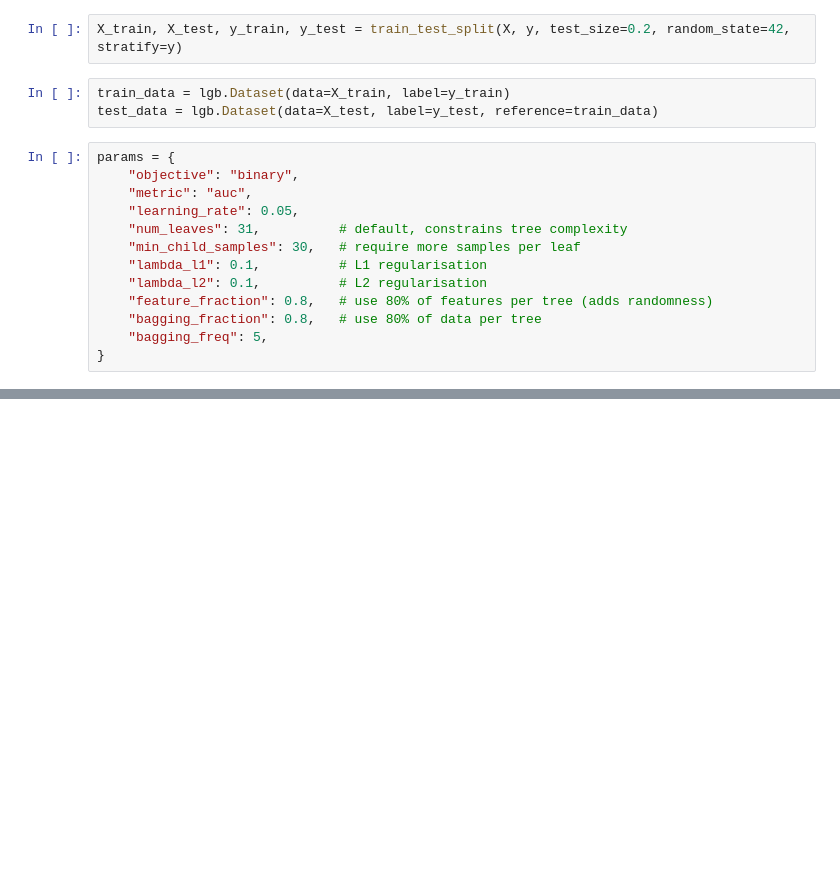
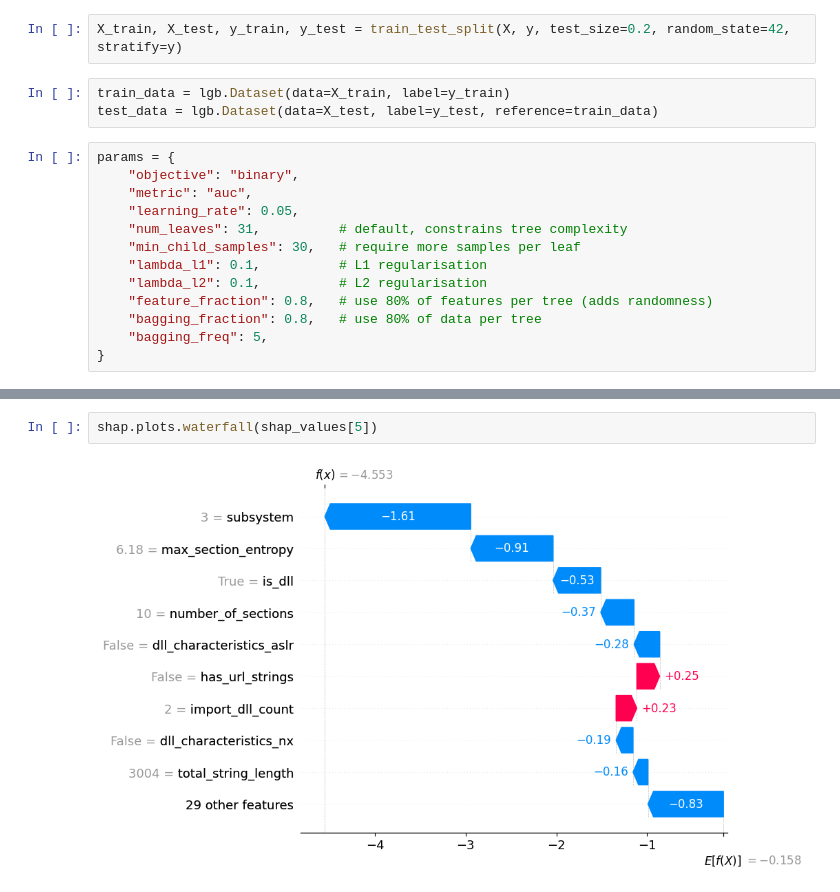
Before and after one commit to Keyboris/PE-pasrser, a Jupyter notebook: ml_training/notenook.ipynb, the cells around one changed output, grey strips where cells are left out. Drawn from its saved outputs; the diff is of its cells as text; blank space fills up the shorter version.

```diff
--- a/ml_training/notenook.ipynb
+++ b/ml_training/notenook.ipynb
@@ -98,0 +109,4 @@ plt.show()
+# %%
+shap.plots.waterfall(shap_values[5])
+# %% [output]
+[figure, added]
```
Also changed, not shown: parts of 7 cells of this notebook.
